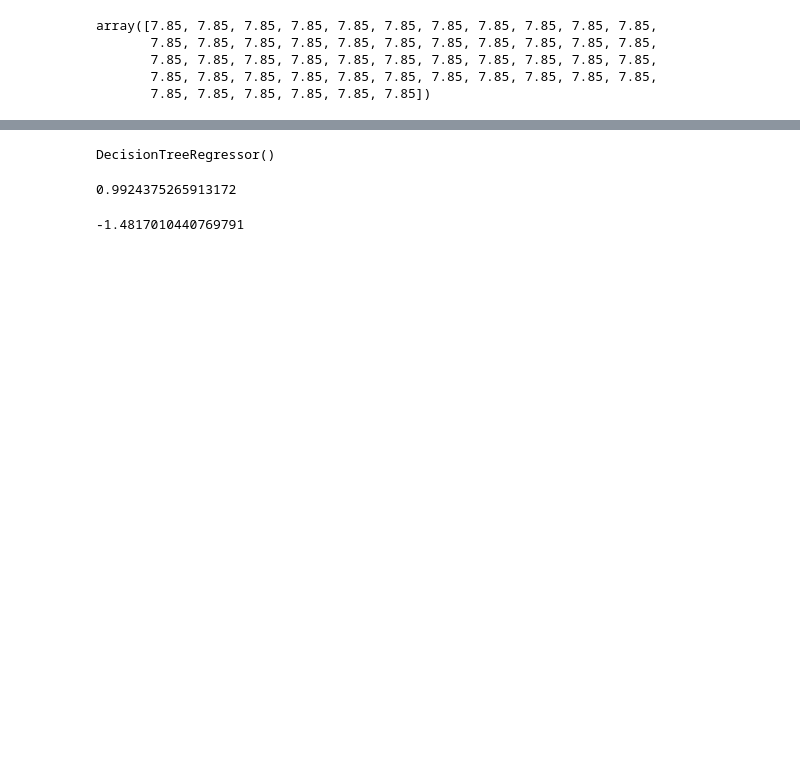
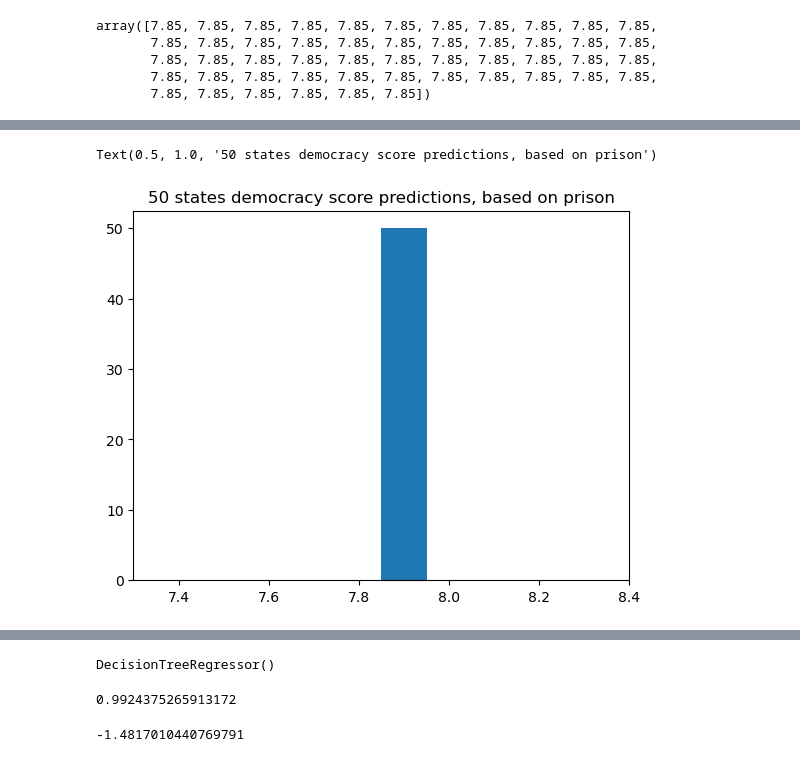
Before and after one commit to elliottjones56/project_5, a Jupyter notebook: EDA.ipynb, the cells around one changed output, grey strips where cells are left out. Drawn from its saved outputs; the diff is of its cells as text; code cells hidden in the pictures; blank space fills up the shorter version.

```diff
--- a/EDA.ipynb
+++ b/EDA.ipynb
@@ -496,0 +573,6 @@ array([7.85, 7.85, 7.85, 7.85, 7.85, 7.85, 7.85, 7.85, 7.85, 7.85, 7.85,
+# %%
+plt.hist(dtr.predict(np.array(prisonsorted['Total state prison population']).reshape(-1,1)))
+plt.title('50 states democracy score predictions, based on prison')
+# %% [output]
+Text(0.5, 1.0, '50 states democracy score predictions, based on prison')
+[figure, added]
```
Also changed, not shown: parts of 24 cells of this notebook, 2 other files.
